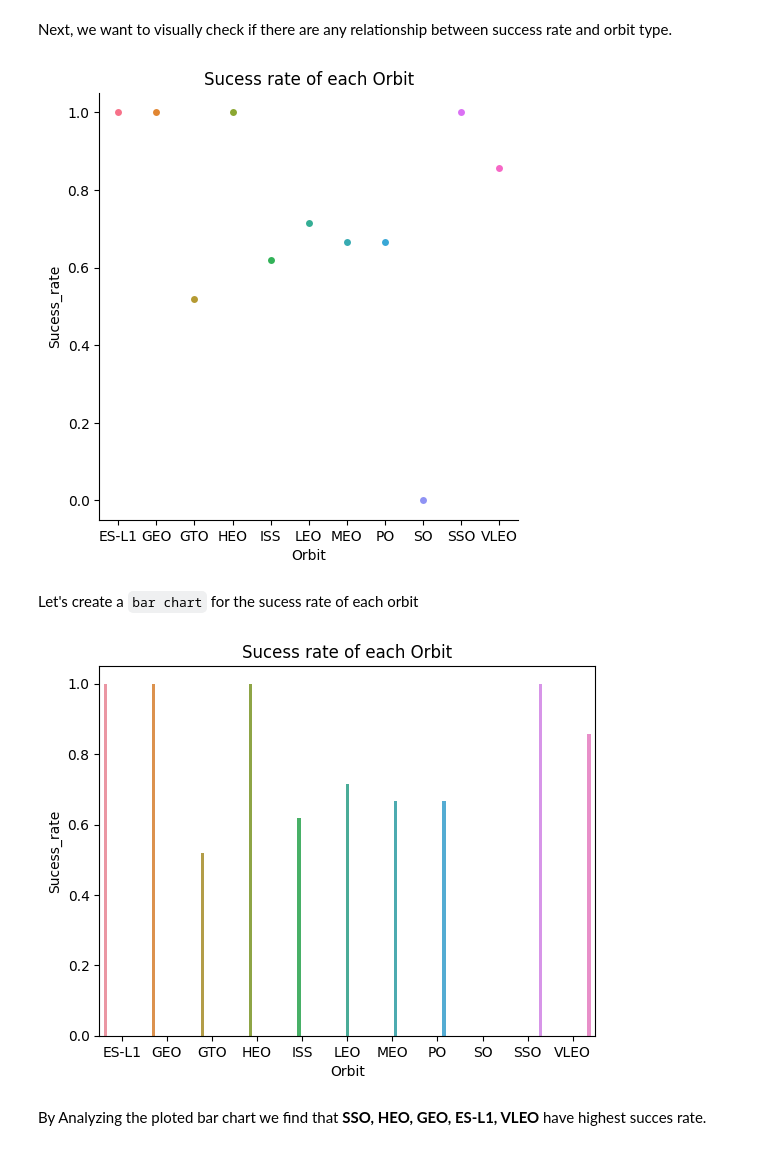
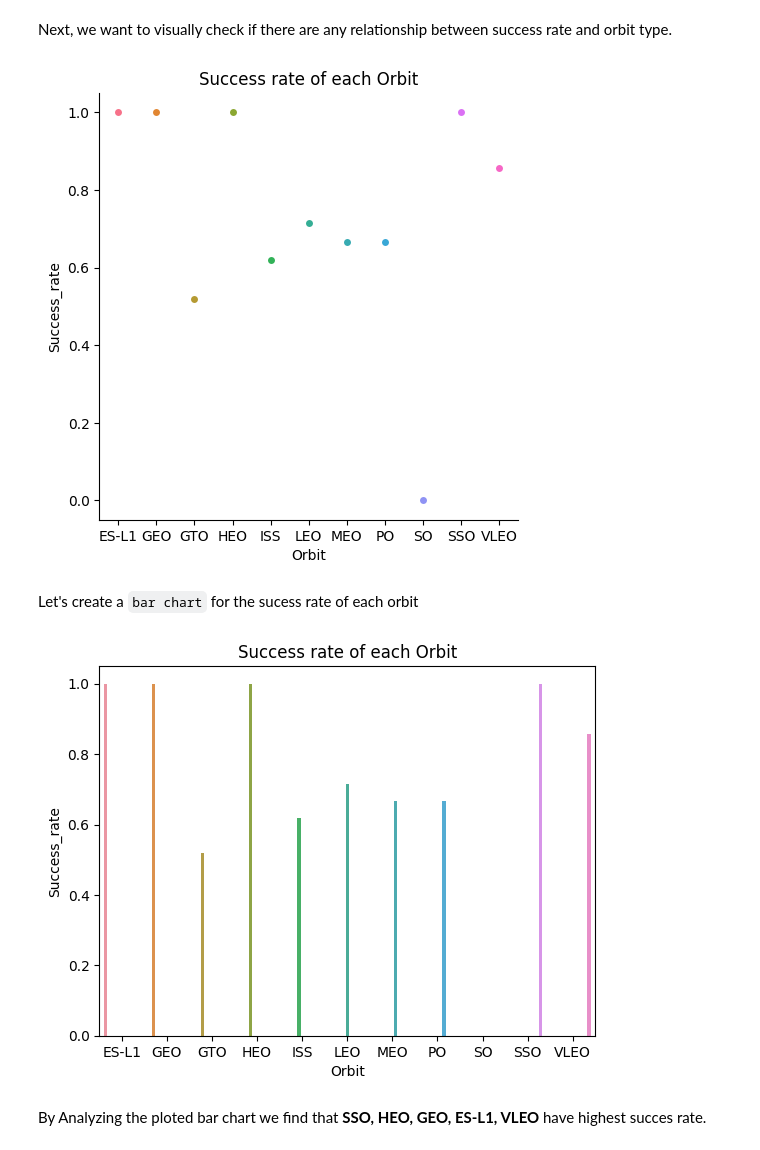
Before and after one commit to mrpintime/Falcon9_Landing, a Jupyter notebook: Exploratory_DataAnalysis(EDA)/Visualize with Matplotlib_seaborn/EDA-data_ Visualization.ipynb, the cells around one changed output. Drawn from its saved outputs; the diff is of its cells as text; code cells hidden in the pictures.

Commit message:
EDA wih visual in matplotlib and feature engineering is done

```diff
--- a/Exploratory_DataAnalysis(EDA)/Visualize with Matplotlib_seaborn/EDA-data_ Visualization.ipynb
+++ b/Exploratory_DataAnalysis(EDA)/Visualize with Matplotlib_seaborn/EDA-data_ Visualization.ipynb
@@ -126,26 +126,26 @@ Next, we want to visually check if there are any relationship between success ra
 # %%
 ### TASK  3: Visualize the relationship between success rate of each orbit type
 df_mean = df[['Orbit', 'Class']].groupby('Orbit', as_index=False).mean()
 sns.catplot(data=df_mean, x='Orbit', y='Class', hue='Orbit')
-plt.ylabel('Sucess_rate')
+plt.ylabel('Success_rate')
 plt.xlabel('Orbit')
 # plt.ylim(0,)
-plt.title('Sucess rate of each Orbit')
+plt.title('Success rate of each Orbit')
 plt.show()
 # %% [output]
-[figure, old version]
+[figure, new version]
 # %% [markdown]
 Let's create a `bar chart` for the sucess rate of each orbit
 # %%
 ax = sns.barplot(data=df_mean, x='Orbit', y='Class', hue='Orbit')
-plt.title('Sucess rate of each Orbit')
+plt.title('Success rate of each Orbit')
 # remove legend
 ax.get_legend().remove()
-plt.ylabel('Sucess_rate')
+plt.ylabel('Success_rate')
 plt.xlabel('Orbit')
 plt.show()
 # %% [output]
-[figure, old version]
+[figure, new version]
 # %% [markdown]
 By Analyzing the ploted bar chart we find that **SSO, HEO, GEO, ES-L1, VLEO** have highest succes rate.
 # %% [markdown]
```
Also changed, not shown: parts of 4 cells of this notebook.
